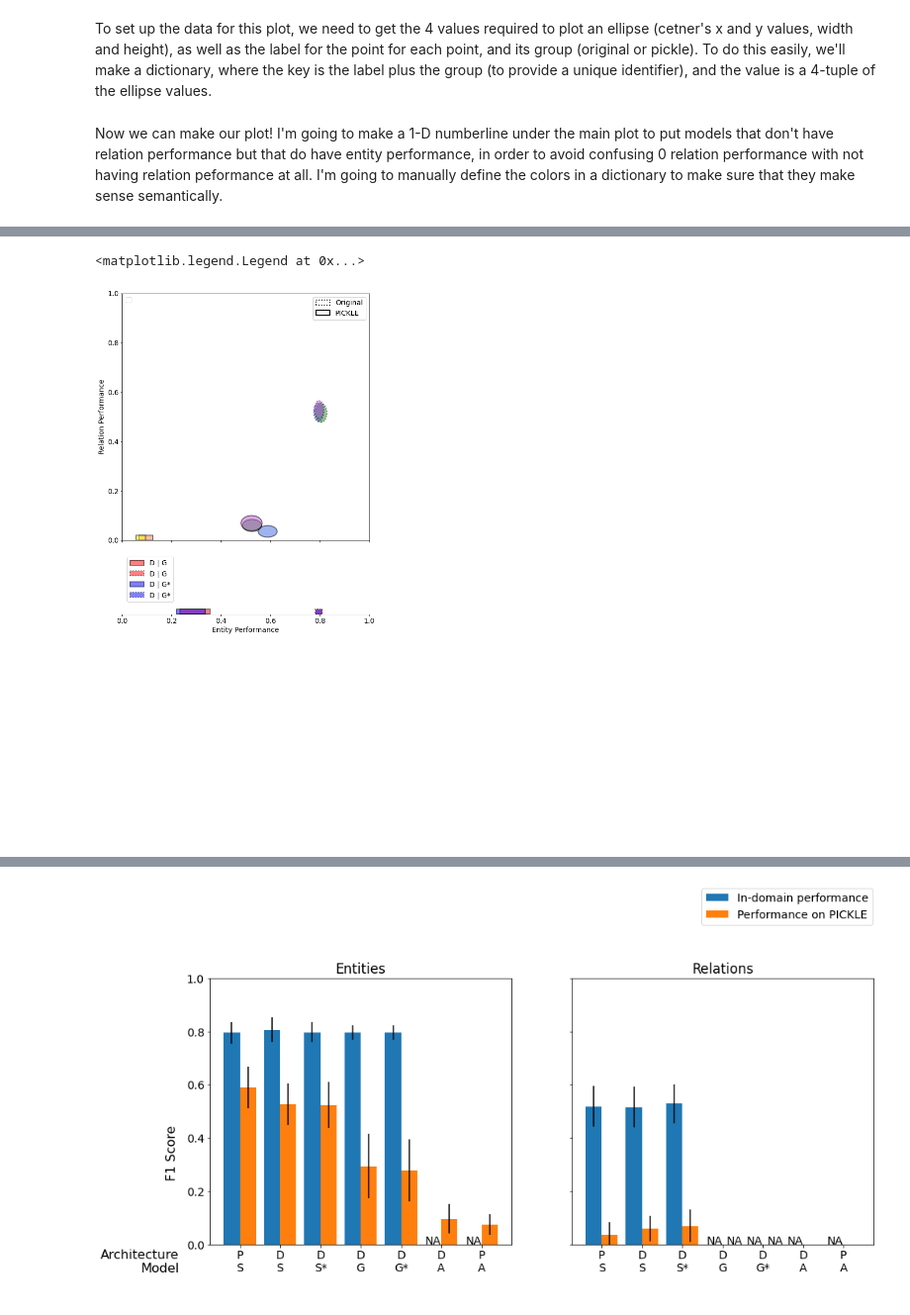
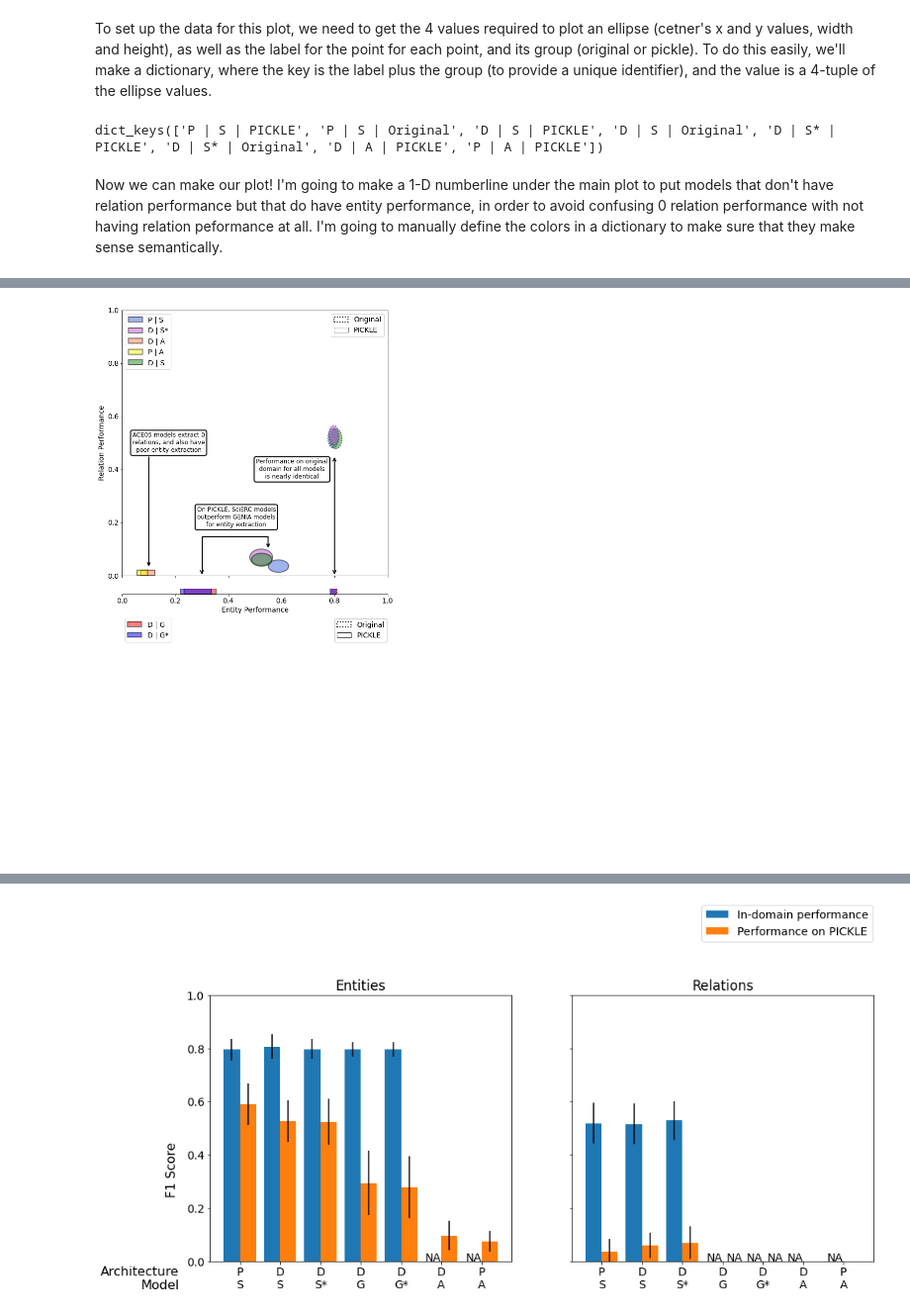
Before and after one commit to ShiuLab/pickle-corpus-code, a Jupyter notebook: jupyter_notebooks/model_performance_figures.ipynb, the cells around one changed output, grey strips where cells are left out. Shown at 99% size. Saved outputs shown, nothing was run; the diff lists cells and outputs as text; code cells hidden in the pictures.

Commit message:
Update types plot and add precrec bubbleplot

```diff
--- a/jupyter_notebooks/model_performance_figures.ipynb
+++ b/jupyter_notebooks/model_performance_figures.ipynb
@@ -294,6 +294,13 @@ for i, l in enumerate(all_perf.index.values):
                 f1_partial_entries[final_l] = ellipse_tup
         else:
             f1_exclude_names.append(final_l)
+# %%
+f1_full_entries.keys()
+# %% [output]
+dict_keys(['P | S | PICKLE', 'P | S | Original', 'D | S | PICKLE', 'D | S | Original', 'D | S* | PICKLE', 'D | S* | Original', 'D | A | PICKLE', 'P | A | PICKLE'])
+# %%
+# Ensure that smallest green bubble gets laid on top
+full_laydown_order = ['P | S | PICKLE', 'P | S | Original', 'D | S | Original', 'D | S* | PICKLE', 'D | S* | Original', 'D | A | PICKLE', 'P | A | PICKLE', 'D | S | PICKLE']
 # %% [markdown]
 Now we can make our plot! I'm going to make a 1-D numberline under the main plot to put models that don't have relation performance but that do have entity performance, in order to avoid confusing 0 relation performance with not having relation peformance at all. I'm going to manually define the colors in a dictionary to make sure that they make sense semantically.
 # %%
@@ -306,10 +313,13 @@ full_entry_colors = {'P | S': 'royalblue',
                      'D | G*': 'blue'}
 # %%
 fig, axs = plt.subplots(2, subplot_kw={'aspect': 'equal'}, figsize=(20, 20), sharex=True)
+fig.subplots_adjust(hspace=0.05)
 
-# Make 2D plot for models with both values
-for label, ell_tup in f1_full_entries.items():
+######################### Make 2D plot for models with both values ##############################
+for label in full_laydown_order:
 
+    # Get ellipse
+    ell_tup = f1_full_entries[label]
     # Get color & linestyle
     color_label = ' | '.join(label.split(' | ')[:-1])
     color = full_entry_colors[color_label]
@@ -335,26 +345,26 @@ axs[0].set_ylabel('Relation Performance')
 # Keep only the solid line version of each model/training set combination
 ellipses, labels = axs[0].get_legend_handles_labels()
 keep_labs, keep_ells = [], []
-for lab, ell in zip(labels, ellipses):
-    print(lab)
-    if lab not in keep_labs:
+for lab, ell in zip(full_laydown_order, ellipses):
+    if lab not in keep_labs and 'PICKLE' in lab:
         keep_labs.append(lab)
         keep_ells.append(ell)
-legend1 = axs[0].legend(keep_labs, keep_ells, loc='upper left')
+legend1 = axs[0].legend(handles=keep_ells, loc='upper left')
 # Dummy lines with NO entries, just to create the black style legend
 dummy_lines = []
 for linestyle, label in zip([':', '-'], ['Original', 'PICKLE']):
     dummy_lines.append(Ellipse((0, 0), 0, 0, edgecolor="black", linewidth=2, linestyle=linestyle, label=label,
                               facecolor='white'))
 legend2 = axs[0].legend(dummy_lines, ['Original', 'PICKLE'])
-# legend2 = plt.legend([dummy_lines[i] for i in [0,1]], loc=4)
+for legobj in legend2.legendHandles:
+    if legobj._label == 'PICKLE':
+        legobj.set_linewidth(1)
 axs[0].add_artist(legend1)
 axs[0].add_artist(legend2)
 
-
-# Make 1D plot for GENIA models
+####################################### Make 1D plot for GENIA models ##################################
 # axs[1].axhline(0.75, 0, 1, color='black')
-axs[1].spines['bottom'].set_position(('axes', 0.9))
+axs[1].spines['bottom'].set_position(('axes', 0.98))
 axs[1].spines['right'].set_color('none')
 axs[1].spines['top'].set_color('none')
 axs[1].spines['left'].set_color('none')
@@ -373,11 +383,54 @@ for label, ell_tup in f1_partial_entries.items():
 
     # Make rectangle
     rect_x = ell_tup[0] - 0.5*ell_tup[2]
-    shape = Rectangle((rect_x, 0.9), ell_tup[2], 0.02, edgecolor='black', linewidth=2,
+    shape = Rectangle((rect_x, 0.98), ell_tup[2], 0.02, edgecolor='black', linewidth=2,
                       linestyle=linestyle, facecolor=color, label=color_label, alpha=0.5)
 
     # Add shape to axis
     axs[1].add_artist(shape)
 
-axs[1].legend(loc=(0.02,0.95))
+# Keep only the solid line version of each model/training set combination
+rects, labels = axs[1].get_legend_handles_labels()
+keep_labs, keep_rects = [], []
+for lab, rec in zip(labels, rects):
+    if lab not in keep_labs:
+        keep_labs.append(lab)
+        keep_rects.append(rec)
+legend1 = axs[1].legend(handles=keep_rects, loc=(0.01,0.8))
+# Dummy lines with NO entries, just to create the black style legend
+dummy_lines = []
+for linestyle, label in zip([':', '-'], ['Original', 'PICKLE']):
+    dummy_lines.append(Ellipse((0, 0), 0, 0, edgecolor="black", linewidth=2, linestyle=linestyle, label=label,
+                              facecolor='white'))
+legend2 = axs[1].legend(dummy_lines, ['Original', 'PICKLE'], loc=(0.8,0.8))
+for legobj in legend2.legendHandles:
+    if legobj._label == 'PICKLE':
+        legobj.set_linewidth(1)
+axs[1].add_artist(legend1)
+axs[1].add_artist(legend2)
+
+############################################### Annotate plot #######################################
+orig_text = 'Performance on original\ndomain for all models\nis nearly identical'
+pick_text = 'On PICKLE, SciERC models\noutperform GENIA models\nfor entity extraction'
+ace_text = 'ACE05 models extract 0\nrelations, and also have\npoor entity extraction'
+
+axs[0].annotate('', xy=(0.8, 0), xytext=(0.8,0.45), arrowprops=dict(arrowstyle='<->', lw=2))
+axs[0].text(
+    0.64, 0.4, orig_text, ha="center", va="center", size=12,
+    bbox=dict(boxstyle='round', fc="white", ec="black", lw=2))
+
+axs[0].annotate('', xy=(0.3, 0), xycoords='data',
+            xytext=(0.55, 0.1), textcoords='data',
+            arrowprops=dict(arrowstyle="<->",
+                            connectionstyle="bar,angle=360,fraction=-0.2", lw=2))
+axs[0].text(
+    0.43, 0.22, pick_text, ha="center", va="center", size=12,
+    bbox=dict(boxstyle='round', fc="white", ec="black", lw=2))
+
+axs[0].annotate('', xy=(0.1, 0.03), xytext=(0.1,0.45), arrowprops=dict(arrowstyle='->', lw=2))
+axs[0].text(
+    0.175, 0.5, ace_text, ha="center", va="center", size=12,
+    bbox=dict(boxstyle='round', fc="white", ec="black", lw=2))
+
+plt.savefig('../data/straying_off_topic_data/model_performance/bubbleplot_F1.png', bbox_inches='tight', dpi=600)
 # %% [output]
@@ -402,2 +437 @@ See: https://matplotlib.org/users/legend_guide.html#creating-artists-specificall
-<matplotlib.legend.Legend at 0x...>
-[figure, old version]
+[figure, new version]
```
Also changed, not shown: parts of 15 cells of this notebook, 1 other file.
